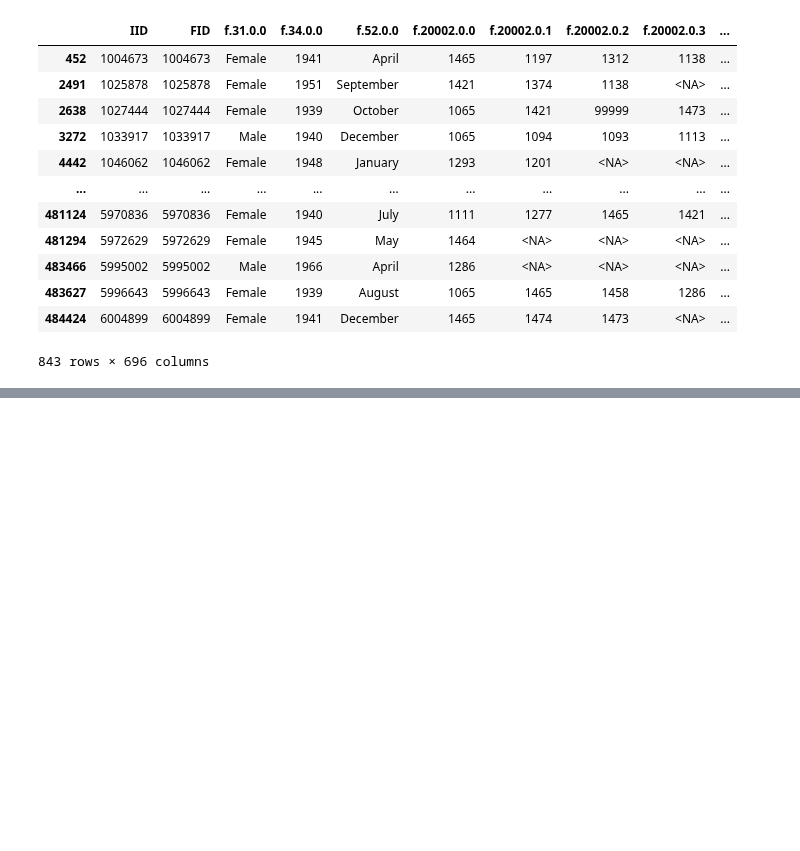
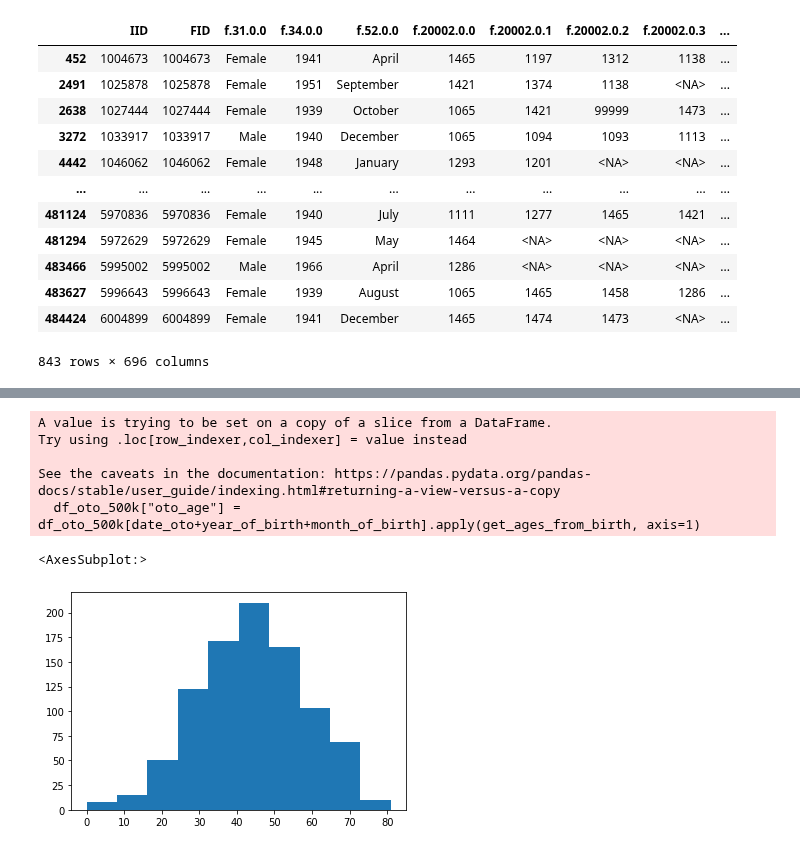
Before and after one commit to statgenetics/UKBB_GWAS_dev, a Jupyter notebook: analysis/phenotypes/062322_Otosclerosis_Menieres.ipynb, the cells around one changed output, grey strips where cells are left out. Drawn from its saved outputs; the diff is of its cells as text; code cells hidden in the pictures; blank space fills up the shorter version.

```diff
--- a/analysis/phenotypes/062322_Otosclerosis_Menieres.ipynb
+++ b/analysis/phenotypes/062322_Otosclerosis_Menieres.ipynb
@@ -1119,0 +1192,3 @@ subset_200k[subset_200k['IID'].isin(df_meniere)]
+# %%
+exclusion_list = exclusion[(exclusion["Excluded_fulldb_lateonsetHI"]=="Y")&(exclusion["UKBB_field_code"]=="f.41271")]["Phenotype"].str.split(" ",expand=True)[0].str.replace(".","").astype("string").to_list()
+exclusion_list[:5]
@@ -1119,0 +1227,3 @@ subset_200k[subset_200k['IID'].isin(df_meniere)]
+# %%
+exclusion_list = exclusion[(exclusion["Excluded_fulldb_lateonsetHI"]=="Y")&(exclusion["UKBB_field_code"]=="f.20002")]["Phenotype"].str.split(" ",expand=True)[0].str.replace(".","").astype("string").to_list()
+exclusion_list[:5]
@@ -1119,0 +1232,12 @@ subset_200k[subset_200k['IID'].isin(df_meniere)]
+# %%
+## 500k
+def exclude_code(row, exclusion_list):
+    for i in row:
+        if not pd.isna(i) and i in exclusion_list:
+            return True
+    return False
+excl = lambda row: exclude_code(row, exclusion_list)
+df_oto_500k = df_filtered[df_filtered['IID'].isin(df_union)]
+f20002_id_500k = df_oto_500k[df_oto_500k[f20002_colnames].apply(excl,axis=1)]["IID"].to_list()
+excl_id_list_500k = excl_id_list_500k + f20002_id_500k
+len(f20002_id_500k)
@@ -1119,0 +1274,3 @@ subset_200k[subset_200k['IID'].isin(df_meniere)]
+# %%
+df_oto_500k = df_filtered[(df_filtered['IID'].isin(f131251_id))&(~df_filtered['IID'].isin(excl_id_list_500k))]
+df_oto_500k["oto"] = 1
@@ -1119,0 +1319,25 @@ subset_200k[subset_200k['IID'].isin(df_meniere)]
+# %%
+def get_ages_from_birth(row):
+    month_dict = {'January':1,'February':2,'March':3,'April':4,'May':5,'June':6,'July':7,'August':8,'September':9,'October':10,'November':11,'December':12}
+    year = 0
+    month = 0
+    i = row[0]
+    if not pd.isna(i):
+        i = i.split("-")
+        year = i[0]
+        month = i[1]
+    else:
+        return pd.NA
+    if int(month) >= month_dict[row[month_of_birth[0]]]:
+        return int(year) - int(row[year_of_birth[0]])
+    return int(year) - int(row[year_of_birth[0]]) - 1
+df_oto_500k["oto_age"] = df_oto_500k[date_oto+year_of_birth+month_of_birth].apply(get_ages_from_birth, axis=1)
+df_oto_500k["oto_age"].hist(grid=False)
+# %% [output]
+A value is trying to be set on a copy of a slice from a DataFrame.
+Try using .loc[row_indexer,col_indexer] = value instead
+
+See the caveats in the documentation: https://pandas.pydata.org/pandas-docs/stable/user_guide/indexing.html#returning-a-view-versus-a-copy
+  df_oto_500k["oto_age"] = df_oto_500k[date_oto+year_of_birth+month_of_birth].apply(get_ages_from_birth, axis=1)
+<AxesSubplot:>
+[figure, added]
```
Also changed, not shown: parts of 73 cells of this notebook.
